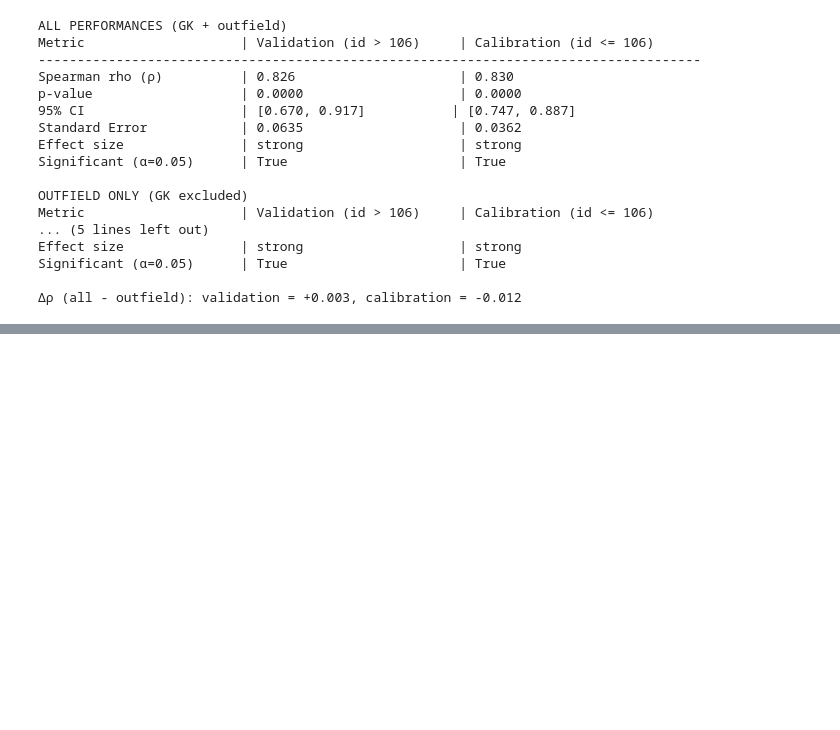
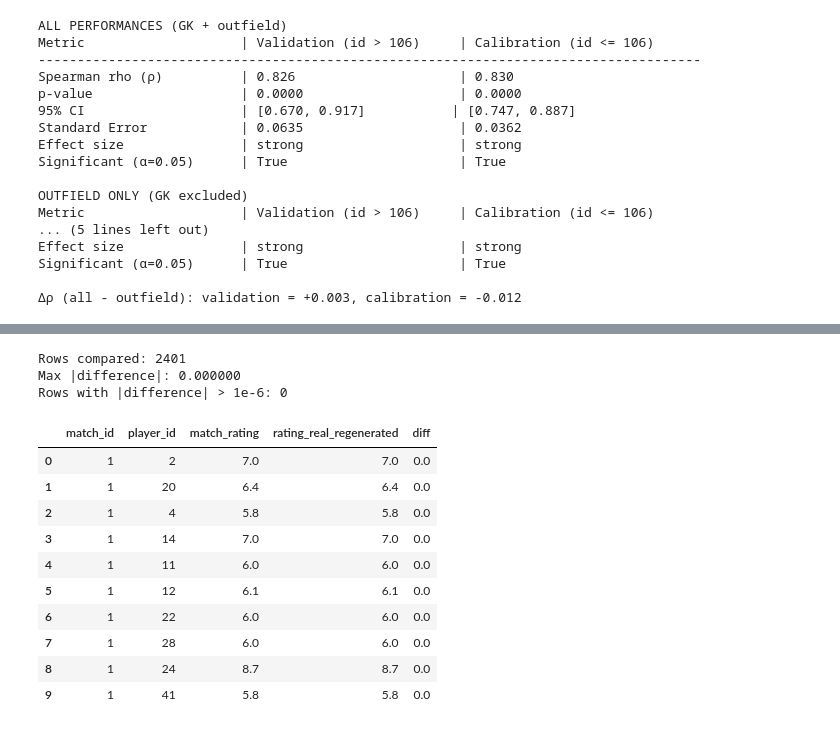
Before and after one commit to Kaziksobo/Gaffers-Clipboard, a Jupyter notebook: workshop/ratings_validation/ratings_v_gd.ipynb, the cells around one changed output, grey strips where cells are left out. Cells and saved outputs as stored; diff of their text form; code cells hidden in the pictures; blank space fills up the shorter version.

```diff
--- a/workshop/ratings_validation/ratings_v_gd.ipynb
+++ b/workshop/ratings_validation/ratings_v_gd.ipynb
@@ -285,0 +404,56 @@ plt.show()
+# %%
+records = []
+for match in data:
+    match_overview = match['data']
+    half_length = match_overview['half_length']
+    for perf in match['player_performances']:
+        args = (perf, match_overview, half_length, "Valencia CF")
+        if perf['performance_type'] == 'GK':
+            real_r = real_service.calculate_gk_rating(*args)
+            abl_r = ablated_service.calculate_gk_rating(*args)
+        else:
+            real_r = real_service.calculate_outfield_rating(*args)
+            abl_r = ablated_service.calculate_outfield_rating(*args)
+        records.append({
+            'match_id': match['id'],
+            'player_id': perf['player_id'],
+            'performance_type': perf['performance_type'],
+            'rating_real_regenerated': real_r,
+            'rating_no_supremacy': abl_r,
+        })
+
+regen_df = pd.DataFrame(records)
+# %%
+# Sanity check: rating_real_regenerated should match the stored match_rating almost
+# exactly, since this is the same service fed the same inputs. If it doesn't, the
+# regeneration loop isn't reproducing production inputs correctly - fix this before
+# trusting the no-supremacy numbers below.
+sanity_check_df = pd.merge(
+    players_df[['match_id', 'player_id', 'match_rating']],
+    regen_df[['match_id', 'player_id', 'rating_real_regenerated']],
+    on=['match_id', 'player_id'],
+    how='inner'
+)
+
+sanity_check_df['diff'] = (sanity_check_df['match_rating'] - sanity_check_df['rating_real_regenerated']).abs()
+
+print(f"Rows compared: {len(sanity_check_df)}")
+print(f"Max |difference|: {sanity_check_df['diff'].max():.6f}")
+print(f"Rows with |difference| > 1e-6: {(sanity_check_df['diff'] > 1e-6).sum()}")
+
+sanity_check_df.sort_values('diff', ascending=False).head(10)
+# %% [output]
+Rows compared: 2401
+Max |difference|: 0.000000
+Rows with |difference| > 1e-6: 0
+|  | match_id | player_id | match_rating | rating_real_regenerated | diff |
+| 0 | 1 | 2 | 7.0 | 7.0 | 0.0 |
+| 1 | 1 | 20 | 6.4 | 6.4 | 0.0 |
+| 2 | 1 | 4 | 5.8 | 5.8 | 0.0 |
+| 3 | 1 | 14 | 7.0 | 7.0 | 0.0 |
+| 4 | 1 | 11 | 6.0 | 6.0 | 0.0 |
+| 5 | 1 | 12 | 6.1 | 6.1 | 0.0 |
+| 6 | 1 | 22 | 6.0 | 6.0 | 0.0 |
+| 7 | 1 | 28 | 6.0 | 6.0 | 0.0 |
+| 8 | 1 | 24 | 8.7 | 8.7 | 0.0 |
+| 9 | 1 | 41 | 5.8 | 5.8 | 0.0 |
```
Also changed, not shown: parts of 33 cells of this notebook.
